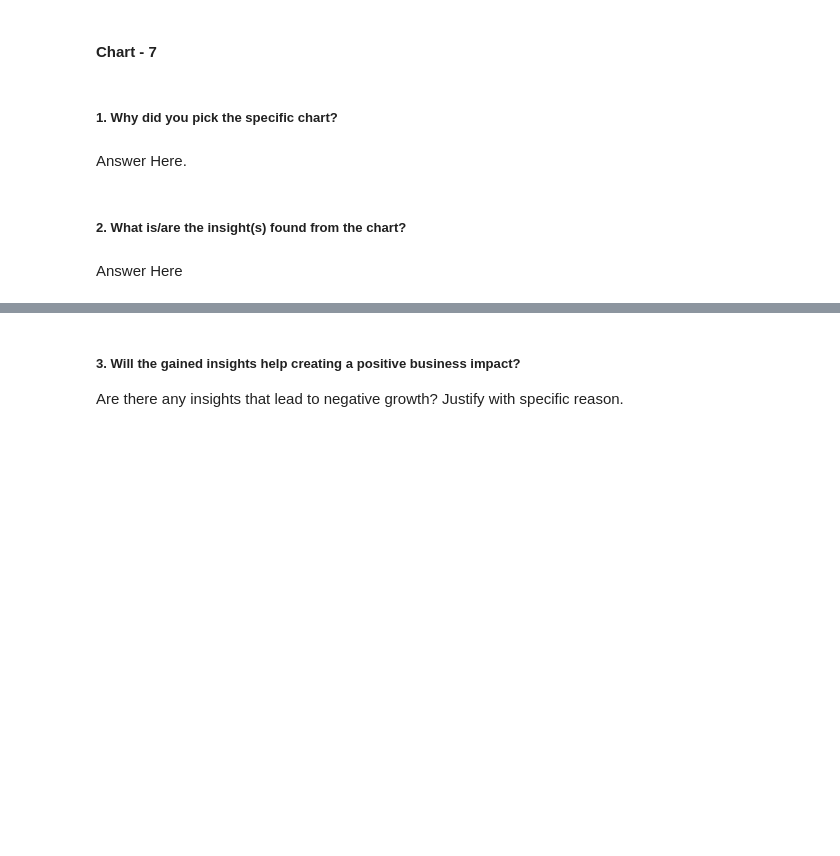
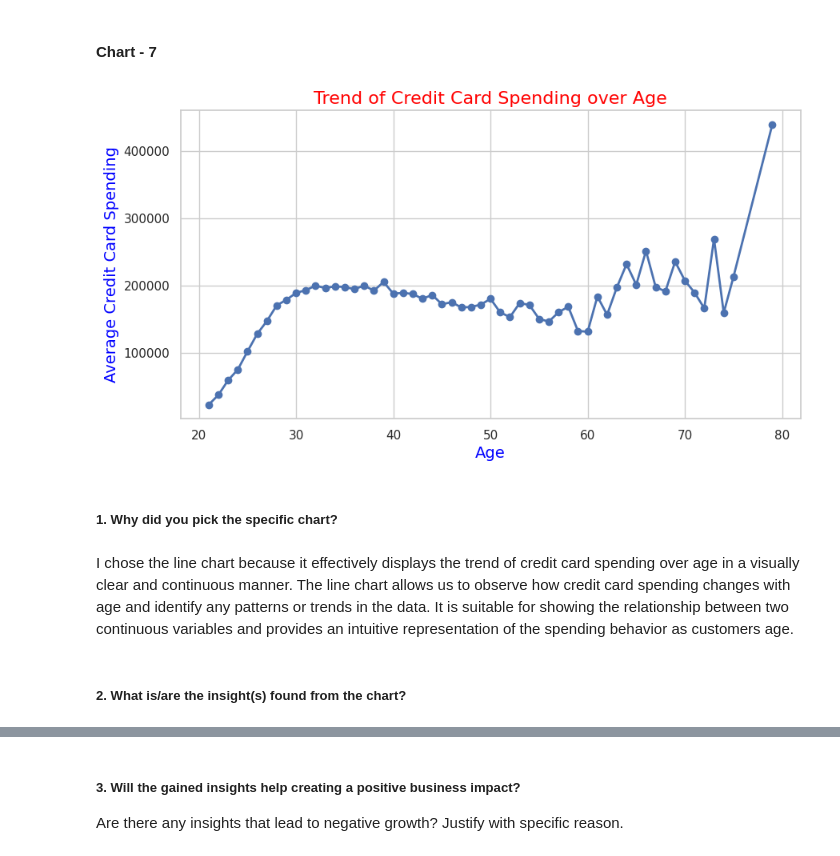
Before and after one commit to shubhamrai1318/Credit_Card_Default_Prediction, a Jupyter notebook: Credit_Card_Default_Prediction.ipynb, the cells around one changed output, grey strips where cells are left out. Drawn from its saved outputs; the diff is of its cells as text; code cells hidden in the pictures; blank space fills up the shorter version.

Commit message:
Visualization Chart-7 Completed

```diff
--- a/Credit_Card_Default_Prediction.ipynb
+++ b/Credit_Card_Default_Prediction.ipynb
@@ -819,8 +817,31 @@ Insights indicating a higher likelihood of default among certain education level
+# %%
+# Chart - 7 visualization code
+
+# Setting the figure size
+plt.figure(figsize=(10, 5))
+
+# Group the data by 'AGE' and calculate the average credit card spending for each age group
+age_spending = df.groupby('age')['limit_bal'].mean()
+
+# Plot the line chart to visualize the trend of credit card spending over age
+age_spending.plot(kind='line', marker='o', color='b', linestyle='-', linewidth=2)
+
+# Set the x-axis label
+plt.xlabel('Age', fontsize=14,color='blue')
+
+# Set the y-axis label
+plt.ylabel('Average Credit Card Spending', fontsize=14,color='blue')
+
+# Set the title of the plot
+plt.title('Trend of Credit Card Spending over Age', fontsize=16,color='red')
+
+# Show the plot
+plt.show()
+# %% [output]
+[figure, added]
 # %% [markdown]
 ##### 1. Why did you pick the specific chart?
-# %% [markdown]
-Answer Here.
+# %% [markdown]
+I chose the line chart because it effectively displays the trend of credit card spending over age in a visually clear and continuous manner. The line chart allows us to observe how credit card spending changes with age and identify any patterns or trends in the data. It is suitable for showing the relationship between two continuous variables and provides an intuitive representation of the spending behavior as customers age.
 # %% [markdown]
 ##### 2. What is/are the insight(s) found from the chart?
-# %% [markdown]
-Answer Here
```
Also changed, not shown: parts of 4 cells of this notebook.
